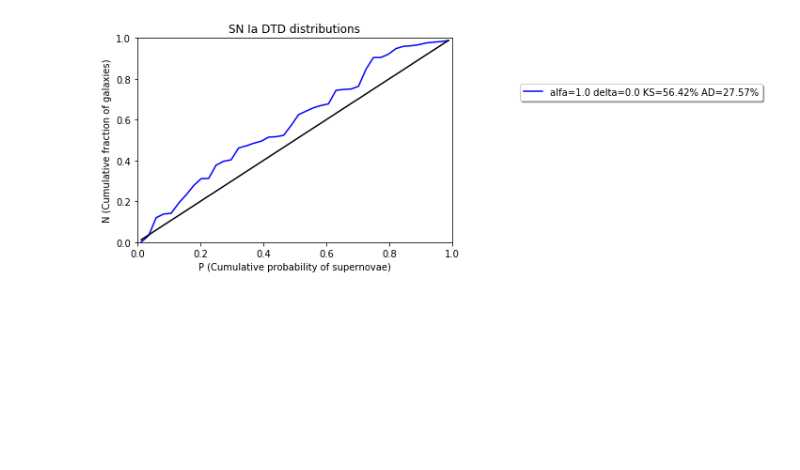
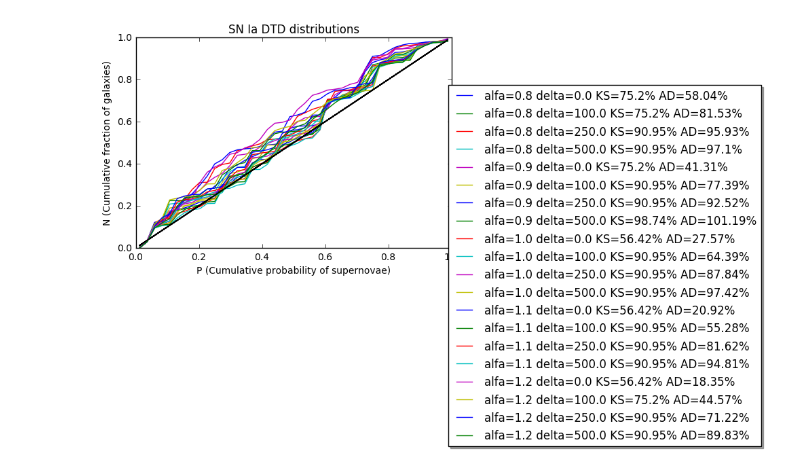
Before and after one commit to AsierCastrillo/Supernovas, a Jupyter notebook: Sacar_Graficas_Estadistica.ipynb, the cells around one changed output. Cells and saved outputs as stored; diff of their text form; code cells hidden in the pictures; blank space fills up the shorter version.

```diff
--- a/Sacar_Graficas_Estadistica.ipynb
+++ b/Sacar_Graficas_Estadistica.ipynb
@@ -11,3 +9,9 @@ nombres = ['Results_CC_0.1.txt','Results_Ia_1.0_0.0.txt']
+# %%
+nombres = ['Results_Ia_0.8_0.0.txt','Results_Ia_0.8_100.txt','Results_Ia_0.8_250.txt','Results_Ia_0.8_500.txt','Results_Ia_0.9_0.0.txt'
+          ,'Results_Ia_0.9_100.txt','Results_Ia_0.9_250.txt','Results_Ia_0.9_500.txt','Results_Ia_1.0_0.0.txt','Results_Ia_1.0_100.txt'
+          ,'Results_Ia_1.0_250.txt','Results_Ia_1.0_500.txt','Results_Ia_1.1_0.0.txt','Results_Ia_1.1_100.txt','Results_Ia_1.1_250.txt'
+          ,'Results_Ia_1.1_500.txt','Results_Ia_1.2_0.0.txt','Results_Ia_1.2_100.txt','Results_Ia_1.2_250.txt','Results_Ia_1.2_500.txt'
+          ]
 # %%
 index_DTD = 0
 index_SFR = 0
@@ -110,27 +114,27 @@ for name in nombres:
 
         index_SFR = index_SFR + 1
 # %%
-color = ['b','g','r','c','m','y']
+color = ['b','g','r','c','m','y','b','g','r','c','m','y','b','g','r','c','m','y','b','g','r','c','m','y','b','g','r','c','m','y','b','g','r','c','m','y']
 
 for C in np.arange(Dist_DTD_Ia.shape[1]):
 
     q = float(Dist_DTD_Ia.columns[C][0:3])
     w = float(Dist_DTD_Ia.columns[C][4:7])
     e = Prob_DTD.at[C,'KS_Ia']
     r =Prob_DTD.at[C,'AD_Ia']
 
     plt.plot(N_Ia,Dist_DTD_Ia[Dist_DTD_Ia.columns[C]],color[C],label='alfa={} delta={} KS={}% AD={}%'.format(q,w,e,r))
     #plt.plot(N_Ia,Dist_DTD_Ia[Dist_DTD_Ia.columns[C]],''+color[C]+'*')
 
     plt.plot(N_Ia,N_Ia,'k')
 
 plt.title('SN Ia DTD distributions')
 plt.axis([0.00, 1.00, 0.00, 1.00])
 plt.xlabel('P (Cumulative probability of supernovae)')
 plt.ylabel('N (Cumulative fraction of galaxies)')
 
 plt.legend(bbox_to_anchor=(1, 0, 1, 0.8),shadow=True)
 plt.show()
 # %% [output]
-[figure, old version]
+[figure, new version]
 # %%
```
Also changed, not shown: parts of 4 cells of this notebook, 4 other files.
